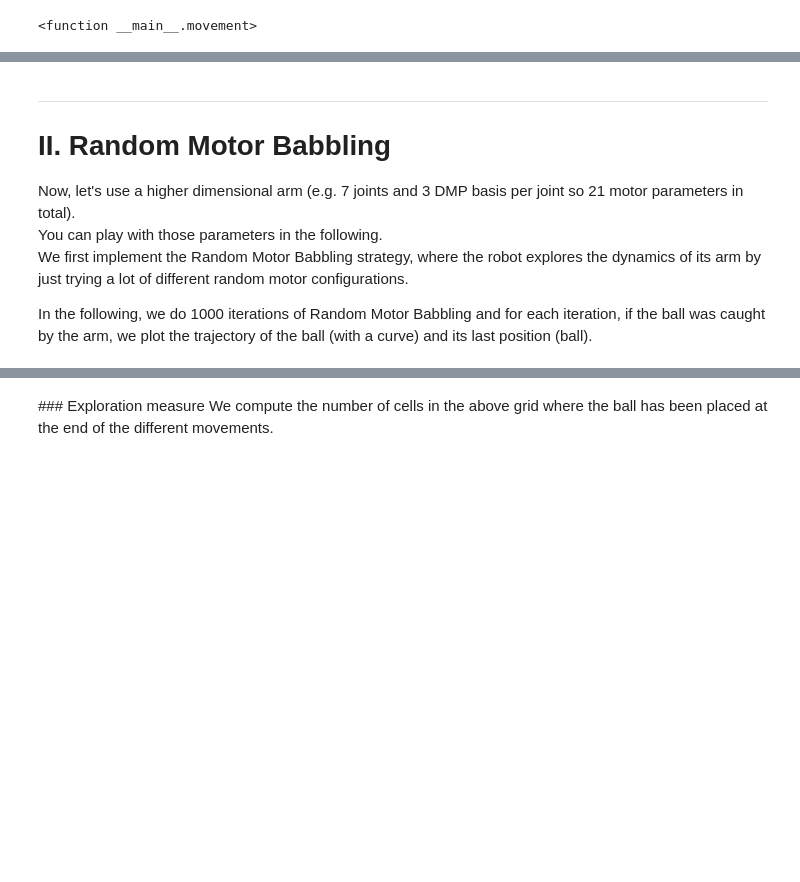
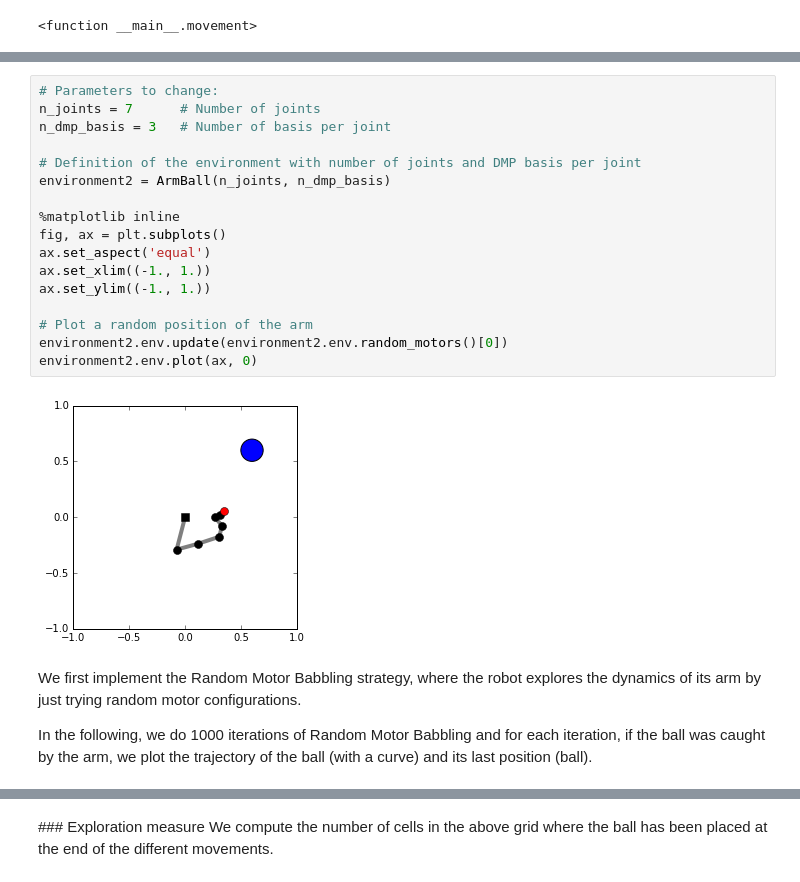
Before and after one commit to sebastien-forestier/ExplorationAlgorithms, a Jupyter notebook: main.ipynb, the cells around one changed output, grey strips where cells are left out. Drawn from its saved outputs; the diff is of its cells as text; blank space fills up the shorter version.

```diff
--- a/main.ipynb
+++ b/main.ipynb
@@ -60,10 +66,24 @@ interact_manual(movement, m1=(-1., 1., 0.01), m2=(-1., 1., 0.01), m3=(-1., 1., 0
+# %%
+# Parameters to change:
+n_joints = 7      # Number of joints
+n_dmp_basis = 3   # Number of basis per joint
+
+# Definition of the environment with number of joints and DMP basis per joint
+environment2 = ArmBall(n_joints, n_dmp_basis)
+
+%matplotlib inline
+fig, ax = plt.subplots()
+ax.set_aspect('equal')
+ax.set_xlim((-1., 1.))
+ax.set_ylim((-1., 1.))
+
+# Plot a random position of the arm
+environment2.env.update(environment2.env.random_motors()[0])
+environment2.env.plot(ax, 0)
+# %% [output]
+[figure, added]
 # %% [markdown]
--------------------------------
-#  II. Random Motor Babbling
-
-Now, let's use a higher dimensional arm (e.g. 7 joints and 3 DMP basis per joint so 21 motor parameters in total).
-You can play with those parameters in the following.
-We first implement the Random Motor Babbling strategy, where the robot explores the dynamics of its arm by just trying a lot of different random motor configurations.
+We first implement the Random Motor Babbling strategy, where the robot explores the dynamics of its arm by just trying random motor configurations.
 
 In the following, we do 1000 iterations of Random Motor Babbling and for each iteration, if the ball was caught by the arm, we plot the trajectory of the ball (with a curve) and its last position (ball).
 # %%
```
Also changed, not shown: parts of 24 cells of this notebook, 1 other file.
